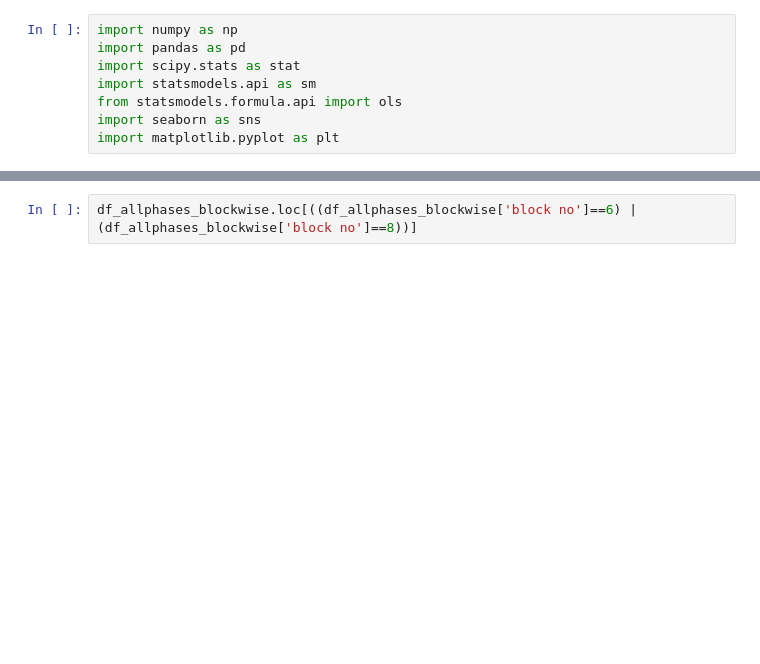
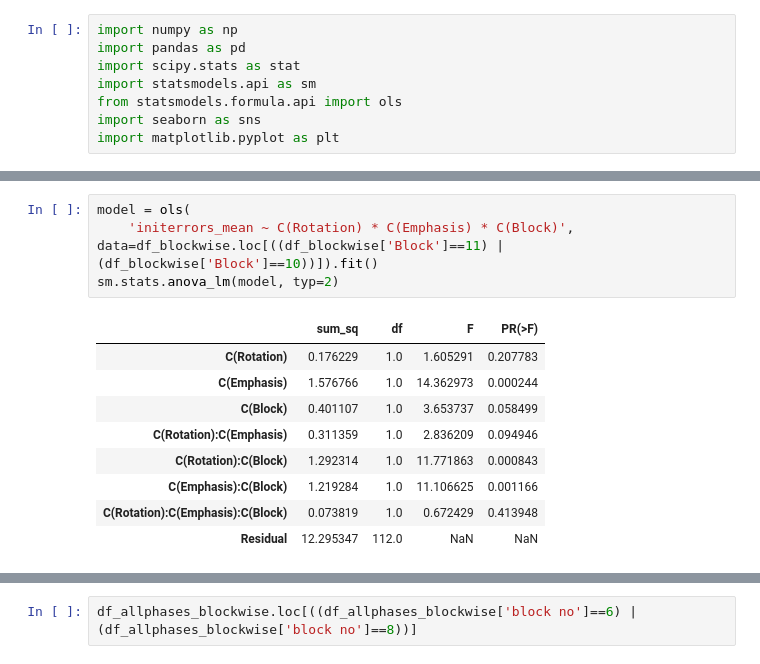
Before and after one commit to tejas-savalia/vma_behavioral, a Jupyter notebook: All experiments/experiment 1/plotting_stats copy.ipynb, the cells around one changed output, grey strips where cells are left out. Cells and saved outputs as stored; diff of their text form; blank space fills up the shorter version.

```diff
--- a/All experiments/experiment 1/plotting_stats copy.ipynb
+++ b/All experiments/experiment 1/plotting_stats copy.ipynb
@@ -15,2 +55,16 @@ df_allphases = pd.read_csv('df_allphases.csv')
+# %%
+model = ols(
+    'initerrors_mean ~ C(Rotation) * C(Emphasis) * C(Block)', data=df_blockwise.loc[((df_blockwise['Block']==11) | (df_blockwise['Block']==10))]).fit()
+sm.stats.anova_lm(model, typ=2)
+# %% [output]
+|  | sum_sq | df | F | PR(>F) |
+| C(Rotation) | 0.176229 | 1.0 | 1.605291 | 0.207783 |
+| C(Emphasis) | 1.576766 | 1.0 | 14.362973 | 0.000244 |
+| C(Block) | 0.401107 | 1.0 | 3.653737 | 0.058499 |
+| C(Rotation):C(Emphasis) | 0.311359 | 1.0 | 2.836209 | 0.094946 |
+| C(Rotation):C(Block) | 1.292314 | 1.0 | 11.771863 | 0.000843 |
+| C(Emphasis):C(Block) | 1.219284 | 1.0 | 11.106625 | 0.001166 |
+| C(Rotation):C(Emphasis):C(Block) | 0.073819 | 1.0 | 0.672429 | 0.413948 |
+| Residual | 12.295347 | 112.0 | NaN | NaN |
 # %%
 # %% [output]
```
Also changed, not shown: parts of 13 cells of this notebook, 2 other files.
